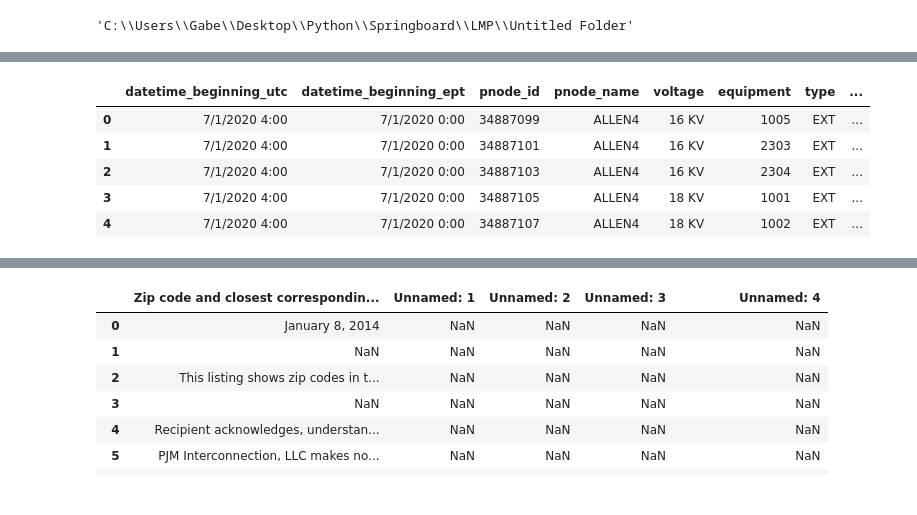
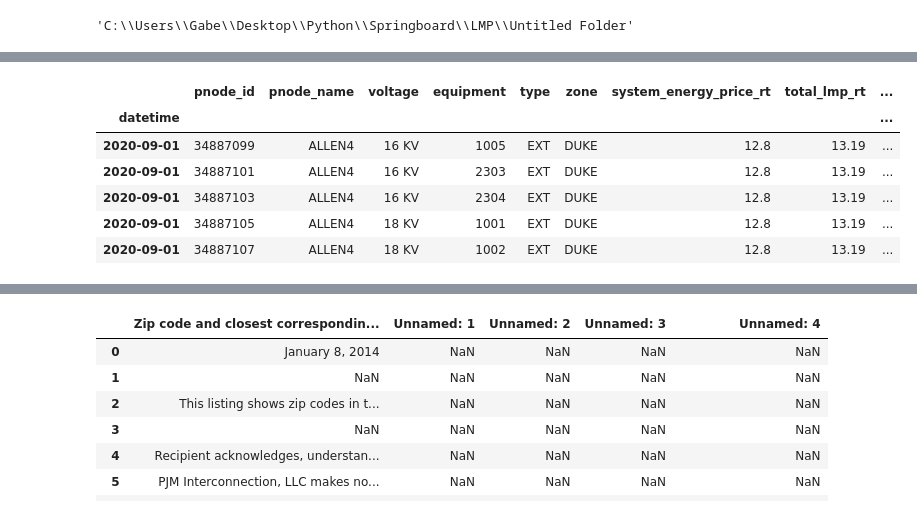
Before and after one commit to chiboi34/LMP, a Jupyter notebook: Untitled.ipynb, the cells around one changed output, grey strips where cells are left out. Saved outputs shown, nothing was run; the diff lists cells and outputs as text; code cells hidden in the pictures.

Commit message:
Add files via upload
datetime indexed for the 3 utility dfs.

filtered wind for germane areas. solar still needed.

```diff
--- a/Untitled.ipynb
+++ b/Untitled.ipynb
@@ -17,3 +21,9 @@ pepco_sep =pd.read_csv('../Pepco/rt_hrl_lmps_sep_pepco.csv')
 pseg_july =pd.read_csv('../Pseg/rt_hrl_lmps_jul_pseg.csv')
 pseg_aug= pd.read_csv('../Pseg/rt_hrl_lmps_aug_pseg.csv')
 pseg_sep =pd.read_csv('../Pseg/rt_hrl_lmps_sept_pseg.csv')
+# %%
+#concatenate the utitlity datframes, so each utlity has a datframe that spans our three-month observation period
+duke_df = pd.concat([duke_sep, duke_aug, duke_july])
+pepco_df = pd.concat([pepco_sep, pepco_aug, pepco_july])
+pseg_df = pd.concat([pseg_sep, pseg_aug, pseg_july])
+pseg_df.head(5)
@@ -19,0 +41,18 @@ pseg_sep =pd.read_csv('../Pseg/rt_hrl_lmps_sept_pseg.csv')
+# %%
+duke_df['datetime'] = pd.to_datetime(duke_df['datetime_beginning_ept'])
+duke_df = duke_df.set_index('datetime')
+duke_df = duke_df.drop(['datetime_beginning_utc', 'datetime_beginning_ept'], axis=1)
+duke_df.head()
+
+
+
+pepco_df['datetime'] = pd.to_datetime(pepco_df['datetime_beginning_ept'])
+pepco_df = pepco_df.set_index('datetime')
+pepco_df = pepco_df.drop(['datetime_beginning_utc', 'datetime_beginning_ept'], axis=1)
+pepco_df.head()
+
+pseg_df['datetime'] = pd.to_datetime(pseg_df['datetime_beginning_ept'])
+pseg_df = pseg_df.set_index('datetime')
+pseg_df = pseg_df.drop(['datetime_beginning_utc', 'datetime_beginning_ept'], axis=1)
+pseg_df.head()
+#switch the concatenation order
@@ -20,9 +67,10 @@ pseg_sep =pd.read_csv('../Pseg/rt_hrl_lmps_sept_pseg.csv')
 # %%
-duke_july.head()
+duke_df.head()
 # %% [output]
-|  | datetime_beginning_utc | datetime_beginning_ept | pnode_id | pnode_name | voltage | equipment | type | ... |
-| 0 | 7/1/2020 4:00 | 7/1/2020 0:00 | 34887099 | ALLEN4 | 16 KV | 1005 | EXT | ... |
-| 1 | 7/1/2020 4:00 | 7/1/2020 0:00 | 34887101 | ALLEN4 | 16 KV | 2303 | EXT | ... |
-| 2 | 7/1/2020 4:00 | 7/1/2020 0:00 | 34887103 | ALLEN4 | 16 KV | 2304 | EXT | ... |
-| 3 | 7/1/2020 4:00 | 7/1/2020 0:00 | 34887105 | ALLEN4 | 18 KV | 1001 | EXT | ... |
-| 4 | 7/1/2020 4:00 | 7/1/2020 0:00 | 34887107 | ALLEN4 | 18 KV | 1002 | EXT | ... |
+|  | pnode_id | pnode_name | voltage | equipment | type | zone | system_energy_price_rt | total_lmp_rt | ... |
+| datetime |  |  |  |  |  |  |  |  | ... |
+| 2020-09-01 | 34887099 | ALLEN4 | 16 KV | 1005 | EXT | DUKE | 12.8 | 13.19 | ... |
+| 2020-09-01 | 34887101 | ALLEN4 | 16 KV | 2303 | EXT | DUKE | 12.8 | 13.19 | ... |
+| 2020-09-01 | 34887103 | ALLEN4 | 16 KV | 2304 | EXT | DUKE | 12.8 | 13.19 | ... |
+| 2020-09-01 | 34887105 | ALLEN4 | 18 KV | 1001 | EXT | DUKE | 12.8 | 13.19 | ... |
+| 2020-09-01 | 34887107 | ALLEN4 | 18 KV | 1002 | EXT | DUKE | 12.8 | 13.19 | ... |
```
Also changed, not shown: parts of 9 cells of this notebook.
